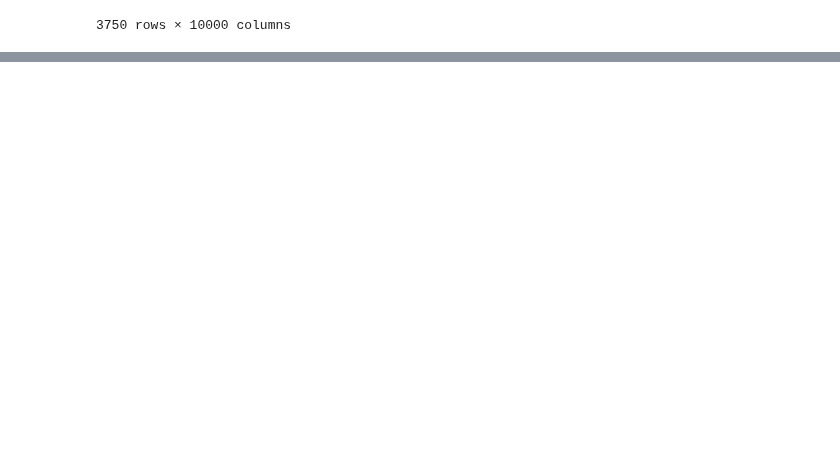
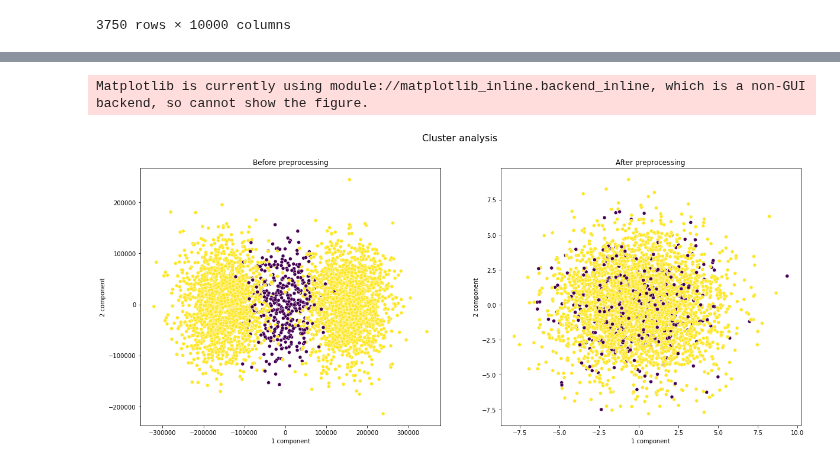
Before and after one commit to MLBartkowiakChojnacki/ML_PROJECT_2022, a Jupyter notebook: notebooks/corelation.ipynb, the cells around one changed output, grey strips where cells are left out. Saved outputs shown, nothing was run; the diff lists cells and outputs as text; code cells hidden in the pictures; blank space fills up the shorter version.

Commit message:
added cluster analysis chart

```diff
--- a/notebooks/corelation.ipynb
+++ b/notebooks/corelation.ipynb
@@ -72,4 +72,4 @@ from sklearn.decomposition import PCA
 
 pca = PCA(n_components=2)
 
-X_pca = pca.fit_transform(X_replaced)
+X_prep_pca = pca.fit_transform(X_replaced)
@@ -82,0 +76,4 @@ fig.show()
+# %%
+pca = PCA(n_components=2)
+
+X_pca = pca.fit_transform(pd.DataFrame(X))
@@ -82,0 +90,24 @@ fig.show()
+# %%
+import plotly.express as px
+import seaborn as sns
+
+fig, (ax1, ax2) = plt.subplots(ncols=2, figsize=(20, 8))
+fig.suptitle('Cluster analysis', fontsize=16)
+
+ax2.set_title('After preprocessing')
+ax2.set_xlabel('1 component')
+ax2.set_ylabel('2 component')
+
+ax2 = sns.scatterplot(x=X_prep_pca[:,0], y=X_prep_pca[:,1], c=y[0], ax=ax2)
+
+ax1.set_title('Before preprocessing')
+ax1.set_xlabel('1 component')
+ax1.set_ylabel('2 component')
+
+ax1 = sns.scatterplot(x=X_pca[:,0], y=X_pca[:,1], c=y[0], ax=ax1)
+
+fig.savefig("cluster_analysis.jpg")
+fig.show()
+# %% [output]
+Matplotlib is currently using module://matplotlib_inline.backend_inline, which is a non-GUI backend, so cannot show the figure.
+[figure, added]
```
Also changed, not shown: parts of 2 cells of this notebook, 2 other files.
